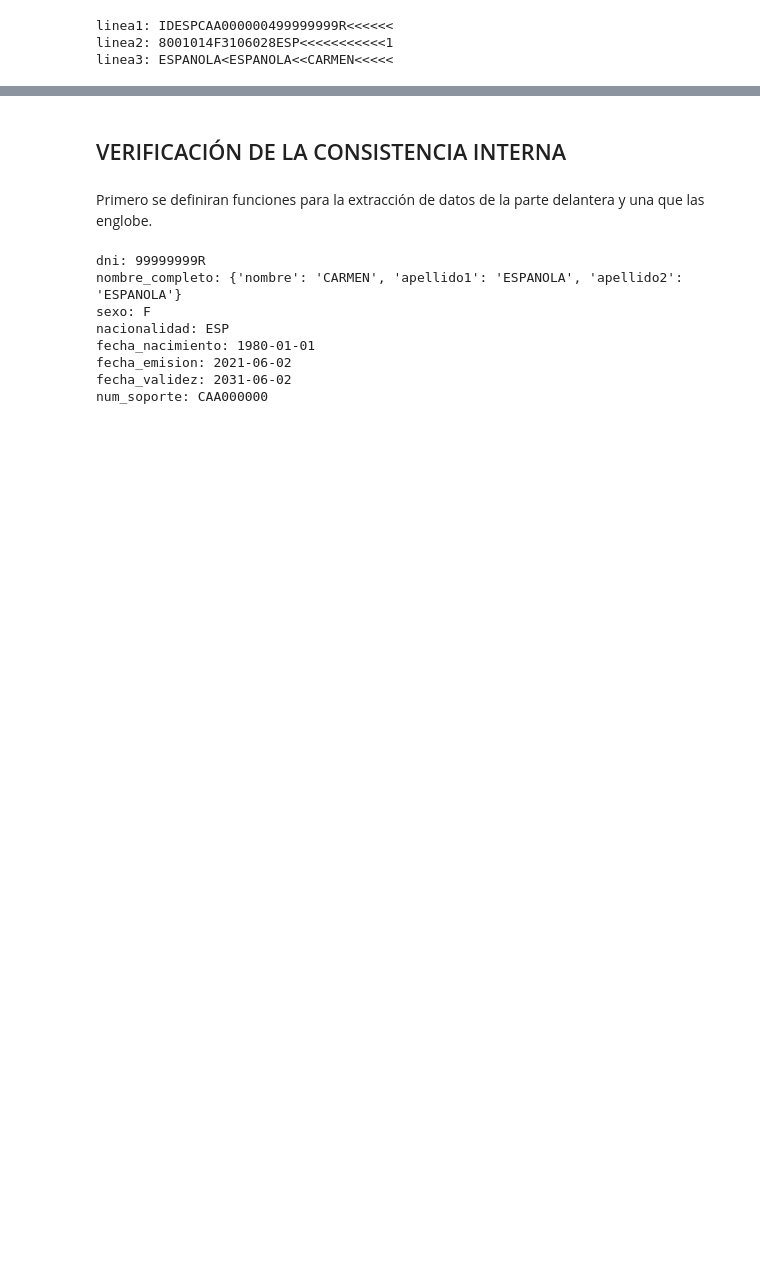
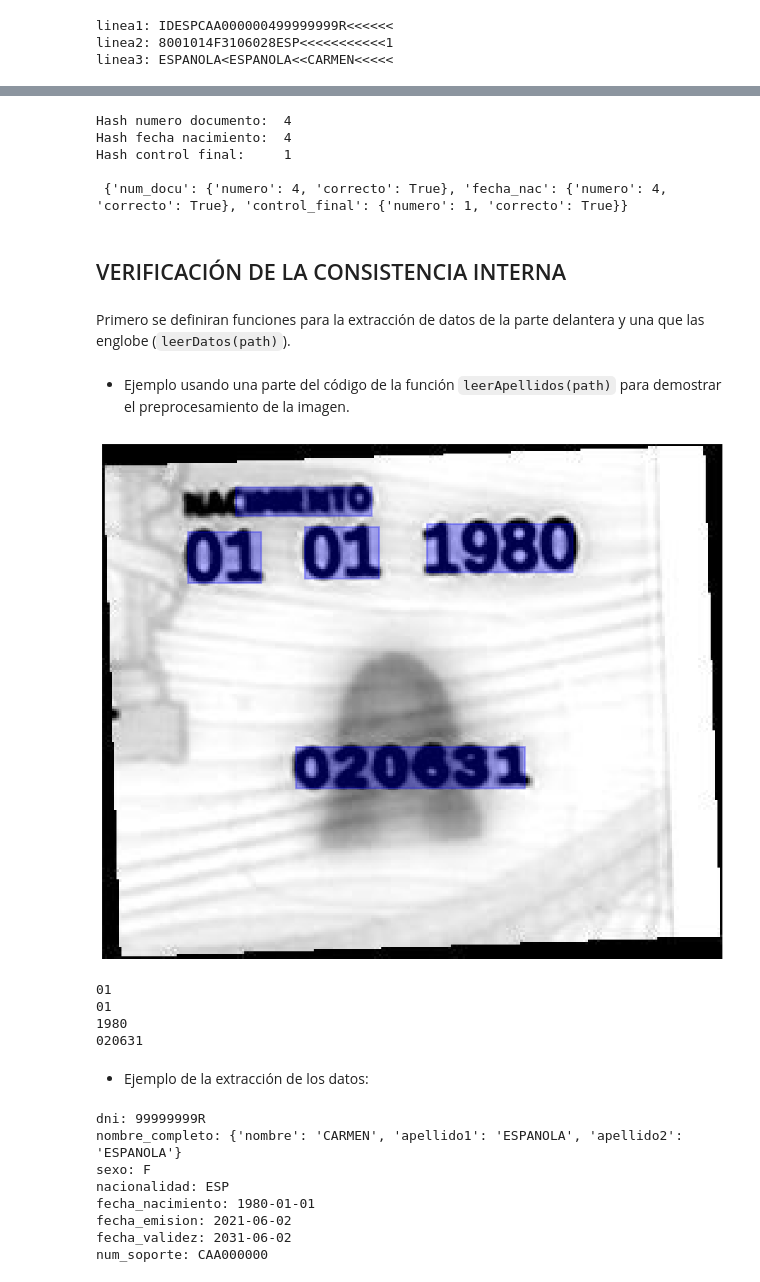
Before and after one commit to vicSA5/FacePhi-Challenge-2026-Bi-metrics, a Jupyter notebook: main.ipynb, the cells around one changed output, grey strips where cells are left out. Cells and saved outputs as stored; diff of their text form; code cells hidden in the pictures; blank space fills up the shorter version.

```diff
--- a/main.ipynb
+++ b/main.ipynb
@@ -233,7 +226,19 @@ Hash control final:     1
+# %%
+print("Hash numero documento: ", hashNum_docu)
+print("Hash fecha nacimiento: ", hashFecha_nac)
+print("Hash control final:    ", hashControl_final)
+
+print("\n",checksums)
+# %% [output]
+Hash numero documento:  4
+Hash fecha nacimiento:  4
+Hash control final:     1
+
+ {'num_docu': {'numero': 4, 'correcto': True}, 'fecha_nac': {'numero': 4, 'correcto': True}, 'control_final': {'numero': 1, 'correcto': True}}
 # %% [markdown]
 ## VERIFICACIÓN DE LA CONSISTENCIA INTERNA
 # %% [markdown]
-Primero se definiran funciones para la extracción de datos de la parte delantera y una que las englobe.
+Primero se definiran funciones para la extracción de datos de la parte delantera y una que las englobe (`leerDatos(path)`).
 # %%
 def leerDNI(path):
     text_front = extract_text(model, path, angulo=2, algoritmo=Image.Resampling.BICUBIC, idCorte=2)
@@ -421,6 +426,19 @@ def leerDatos(path):
             return ""
 
     return datosCompletos
+# %% [markdown]
+* Ejemplo usando una parte del código de la función `leerApellidos(path)` para demostrar el preprocesamiento de la imagen.
+# %%
+text_front = extract_text(model, path, angulo=2, algoritmo=Image.Resampling.BICUBIC, idCorte=7)
+show_ocr_result(text_front)
+# %% [output]
+[figure, added]
+01
+01
+1980
+020631
+# %% [markdown]
+* Ejemplo de la extracción de los datos:
 # %%
 path = "./dni_fotos/front.jpg"
 nombre_completo = leerDatos(path)
```
Also changed, not shown: parts of 30 cells of this notebook, 7 other files.
